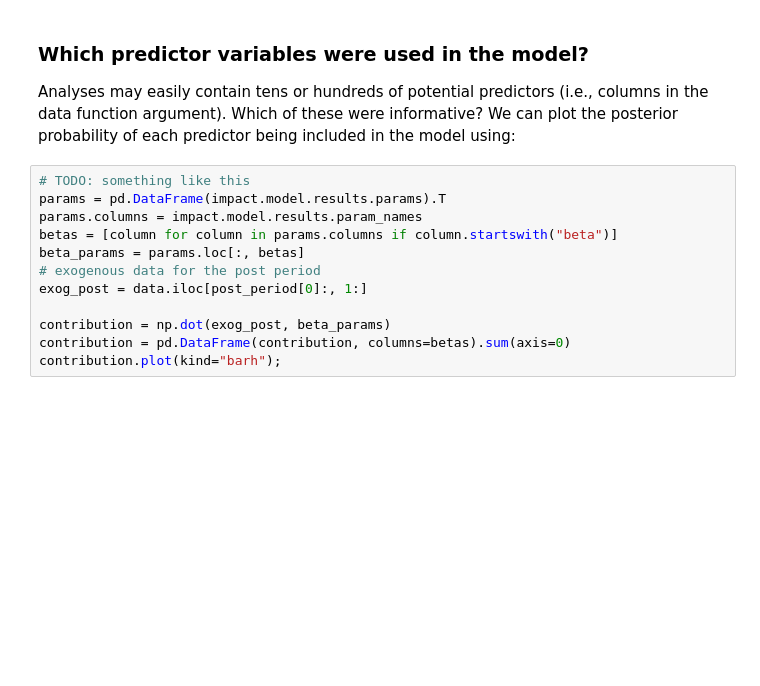
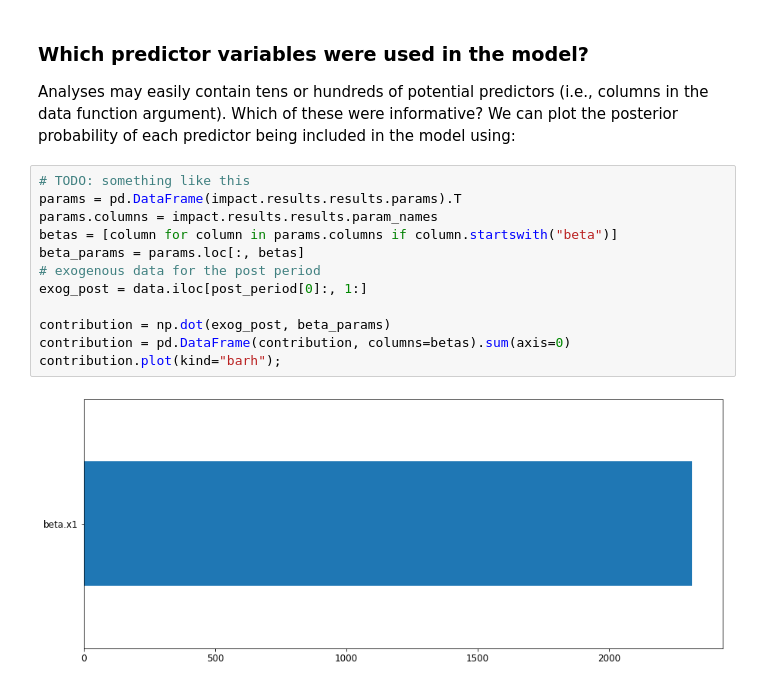
Before and after one commit to jamalsenouci/causalimpact, a Jupyter notebook: GettingStarted.ipynb, the cells around one changed output. Drawn from its saved outputs; the diff is of its cells as text; blank space fills up the shorter version.

```diff
--- a/GettingStarted.ipynb
+++ b/GettingStarted.ipynb
@@ -390,13 +393,15 @@ impact.results.plot_components()
 Analyses may easily contain tens or hundreds of potential predictors (i.e., columns in the data function argument). Which of these were informative? We can plot the posterior probability of each predictor being included in the model using:
 # %%
 # TODO: something like this
-params = pd.DataFrame(impact.model.results.params).T
-params.columns = impact.model.results.param_names
+params = pd.DataFrame(impact.results.results.params).T
+params.columns = impact.results.results.param_names
 betas = [column for column in params.columns if column.startswith("beta")]
 beta_params = params.loc[:, betas]
 # exogenous data for the post period
 exog_post = data.iloc[post_period[0]:, 1:]
 
 contribution = np.dot(exog_post, beta_params)
 contribution = pd.DataFrame(contribution, columns=betas).sum(axis=0)
 contribution.plot(kind="barh");
+# %% [output]
+[figure, added]
```
Also changed, not shown: parts of 1 cell of this notebook.
